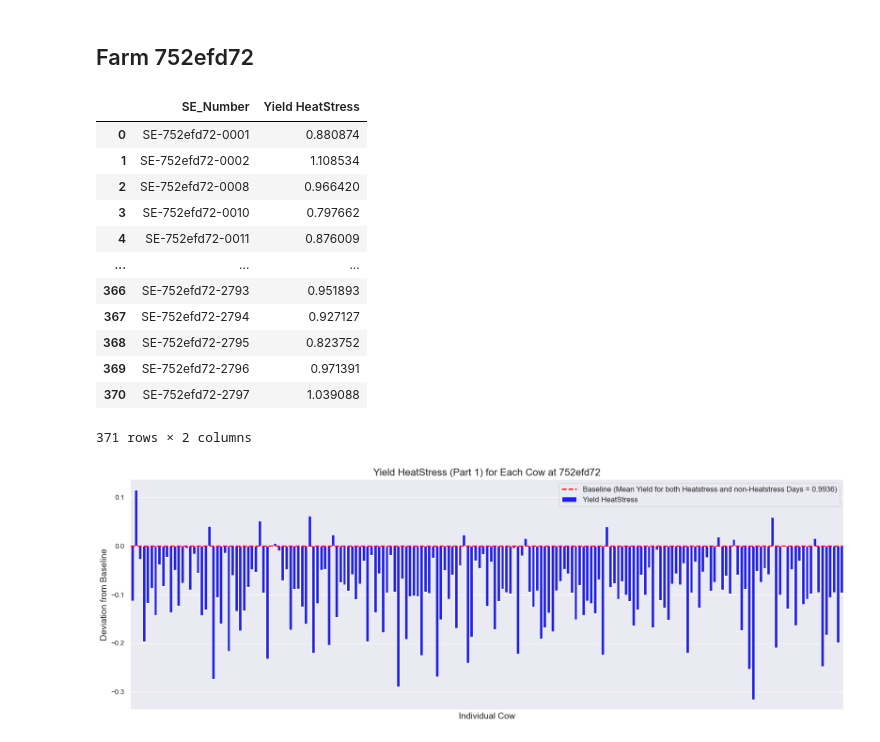
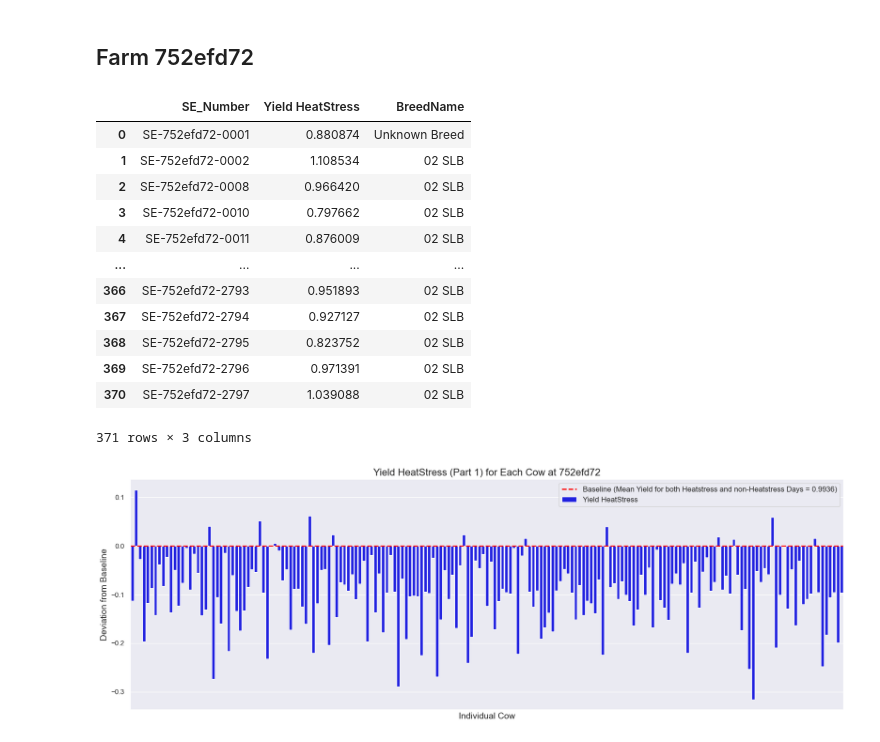
Before and after one commit to jockepolis/HeatStressEvaluationSummer24, a Jupyter notebook: ModelingIndividualsYield/BLR_IndividualYield1.ipynb, the cells around one changed output. Saved outputs shown, nothing was run; the diff lists cells and outputs as text; code cells hidden in the pictures.

```diff
--- a/ModelingIndividualsYield/BLR_IndividualYield1.ipynb
+++ b/ModelingIndividualsYield/BLR_IndividualYield1.ipynb
@@ -22,6 +22,7 @@ dtype_dict = {
     'FarmName_Pseudo': 'str',
     'SE_Number': 'str',
     'Age': 'Int64',
+    'BreedName': 'str',
     'DailyYield': 'float',
     'PreviousDailyYield': 'float',
     'DailyYieldChange': 'float',
@@ -515,46 +580,53 @@ def fit_model_and_calculate_yield_change(data, feature):
             target='NormalizedDailyYield',
             subject_type='cow',
             prior_mean=prior_mean,
             prior_cov=prior_cov,
             beta=beta
         )
         result = model.fit_model()
 
         # Store the model instance for later use
         models.append(model)
 
         # Store the yield change for the cow
         yield_changes[cow] = result['Off-set']['mu']
 
     return yield_changes
 
 # Use only 'MeanTemperature' as the feature
 selected_feature = 'MeanTemperature'
 
 # Fit the model and calculate yield changes for all cows
 yield_changes_heatstress = fit_model_and_calculate_yield_change(data_heatstress, selected_feature)
 
 # Create results DataFrame
 results_df = pd.DataFrame({
     'SE_Number': yield_changes_heatstress.keys(),
     'Yield HeatStress': yield_changes_heatstress.values()
 })
 
+# First, reduce daily_farm_data to unique SE_Number and BreedName pairs
+unique_breed_data = daily_farm_data[['SE_Number', 'BreedName']].drop_duplicates()
+
+# Then, merge with the results_df on SE_Number
+results_df = results_df.merge(unique_breed_data, on='SE_Number', how='left')
+
+# Display the merged DataFrame
 results_df
 # %% [output]
-|  | SE_Number | Yield HeatStress |
-| 0 | SE-752efd72-0001 | 0.880874 |
-| 1 | SE-752efd72-0002 | 1.108534 |
-| 2 | SE-752efd72-0008 | 0.966420 |
-| 3 | SE-752efd72-0010 | 0.797662 |
-| 4 | SE-752efd72-0011 | 0.876009 |
-| ... | ... | ... |
-| 366 | SE-752efd72-2793 | 0.951893 |
-| 367 | SE-752efd72-2794 | 0.927127 |
-| 368 | SE-752efd72-2795 | 0.823752 |
-| 369 | SE-752efd72-2796 | 0.971391 |
-| 370 | SE-752efd72-2797 | 1.039088 |
+|  | SE_Number | Yield HeatStress | BreedName |
+| 0 | SE-752efd72-0001 | 0.880874 | Unknown Breed |
+| 1 | SE-752efd72-0002 | 1.108534 | 02 SLB |
+| 2 | SE-752efd72-0008 | 0.966420 | 02 SLB |
+| 3 | SE-752efd72-0010 | 0.797662 | 02 SLB |
+| 4 | SE-752efd72-0011 | 0.876009 | 02 SLB |
+| ... | ... | ... | ... |
+| 366 | SE-752efd72-2793 | 0.951893 | 02 SLB |
+| 367 | SE-752efd72-2794 | 0.927127 | 02 SLB |
+| 368 | SE-752efd72-2795 | 0.823752 | 02 SLB |
+| 369 | SE-752efd72-2796 | 0.971391 | 02 SLB |
+| 370 | SE-752efd72-2797 | 1.039088 | 02 SLB |
-371 rows × 2 columns
+371 rows × 3 columns
 # %%
 # Calculate the baseline
 baseline_yield_change = daily_farm_data['NormalizedDailyYield'].mean()
```
Also changed, not shown: parts of 8 cells of this notebook, 3 other files.
